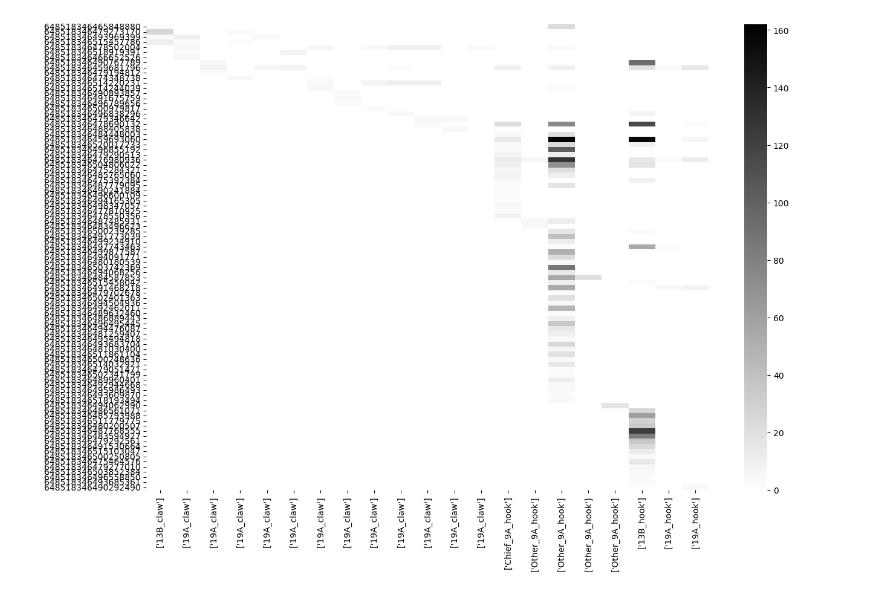
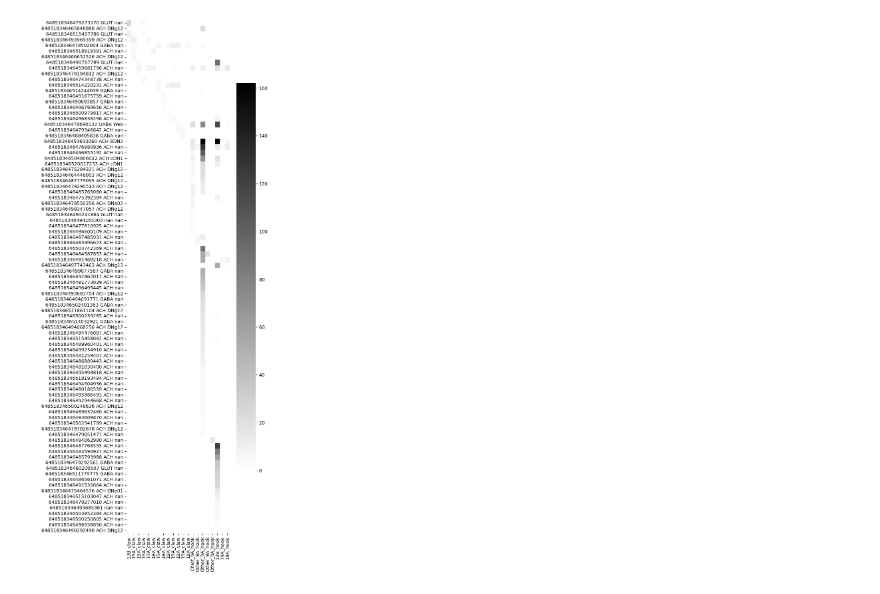
Before and after one commit to chrisjdallmann/feco-inhibition, a Jupyter notebook: code/fanc_DN_IN_connectivity.ipynb, the cells around one changed output. Saved outputs shown, nothing was run; the diff lists cells and outputs as text; code cells hidden in the pictures.

Commit message:
Update connectivity analysis

```diff
--- a/code/fanc_DN_IN_connectivity.ipynb
+++ b/code/fanc_DN_IN_connectivity.ipynb
@@ -74 +62,13 @@ conn_mat, pre_ids, post_ids = compute_connectivity_matrix(syn_df_filt_filt)
+# %%
+# Compute connectivity matrix
+pre_ids = df_connectivity.pre_pt_root_id.unique().tolist()
+post_ids = df_connectivity.post_pt_root_id.unique().tolist()
+
+connectivity_matrix = np.zeros((len(pre_ids),len(post_ids)))
+for pre_index, pre_id in enumerate(pre_ids):
+    df = df_connectivity[df_connectivity.pre_pt_root_id==pre_id]
+    for index, row in df.iterrows():
+        post_index = post_ids.index(row.post_pt_root_id)
+        syn_count = row.syn_count
+        connectivity_matrix[pre_index, post_index] += syn_count
 # %%
@@ -101,15 +98,33 @@ pre_ids_sorted = [pre_ids[i] for i in sort_idx]
+# %%
+# Load information about descending neurons
+# Based on matched neurons in MANC (Stürner et al. 2024, https://doi.org/10.1101/2024.06.04.596633)
+# Name is provided for known walking and grooming neurons
+df_dn_info = pd.read_csv('../data/fanc_dn_information.csv')
 # %%
 # Plot connectivity matrix
-fig = plt.figure(figsize=(15,10))
-cmap = sea.color_palette("gray_r", as_cmap=True)
+fig = plt.figure(figsize=(5,20))
+cmap = sns.color_palette("gray_r", as_cmap=True)
+
+yticklabels = []
+for pre_id in pre_ids:
+    nt_type = df_dn_info.nt_type[df_dn_info.pt_root_id==pre_id].item()
+    name = df_dn_info.name[df_dn_info.pt_root_id==pre_id].item()
+    if pd.isnull(nt_type):
+        nt_type = 'nan'
+
+    if pd.isnull(name):
+        name = 'nan'
+
+    yticklabels.append(str(pre_id) + ' ' + nt_type + ' ' + name)
+
 xticklabels = []
-for i in post_ids_sorted:
-    xticklabels.append([k for k, v in ids_dict.items() if i in v])
-yticklabels = pre_ids_sorted
-sea.heatmap(conn_mat_sorted,
+for post_id in post_ids:
+    xticklabels.append([k for k, v in dict_target_ids.items() if post_id in v][0])
+
+sns.heatmap(connectivity_matrix,
             cmap=cmap,
             xticklabels=xticklabels,
             yticklabels=yticklabels)
 plt.show()
 # %% [output]
-[figure, old version]
+[figure, new version]
```
Also changed, not shown: parts of 23 cells of this notebook.
